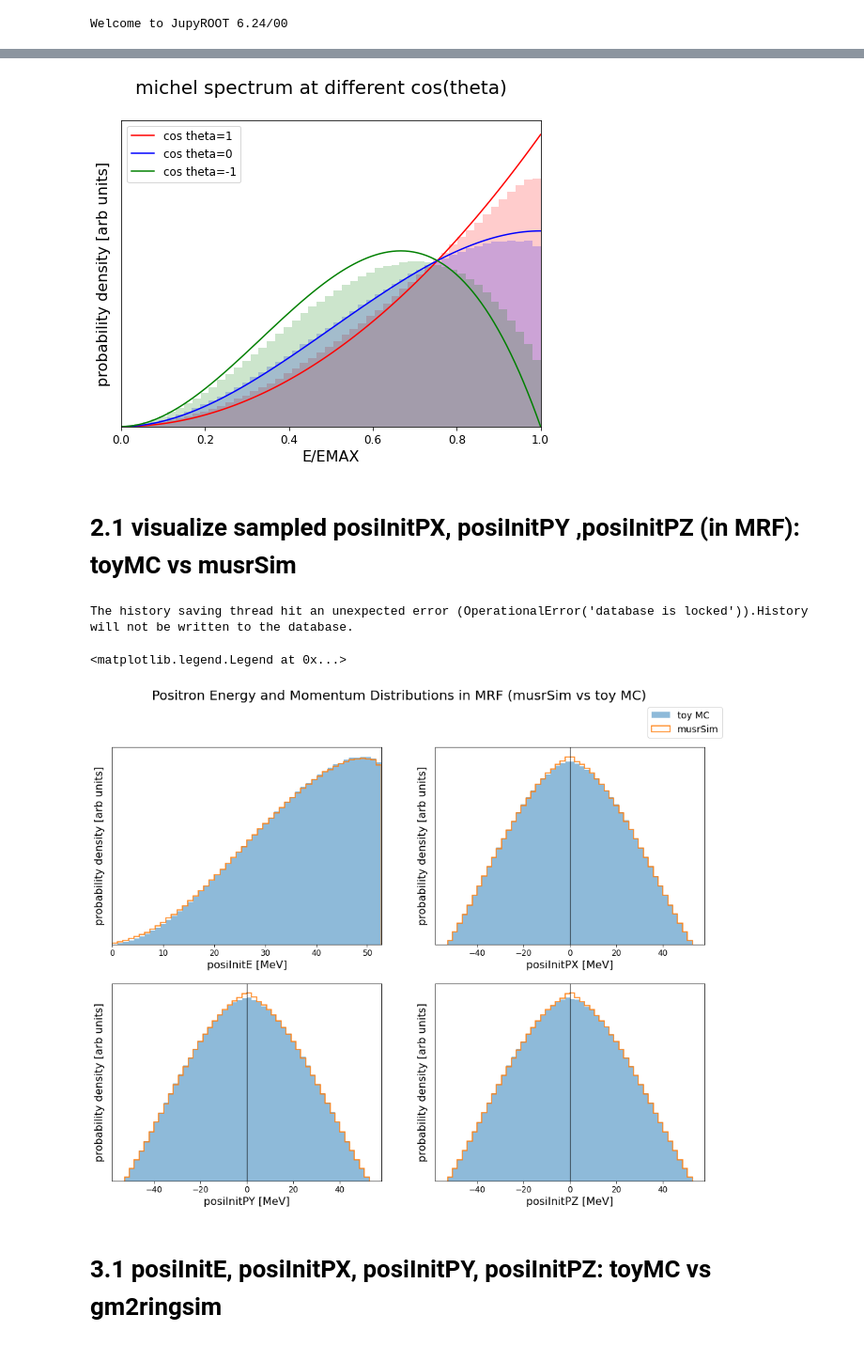
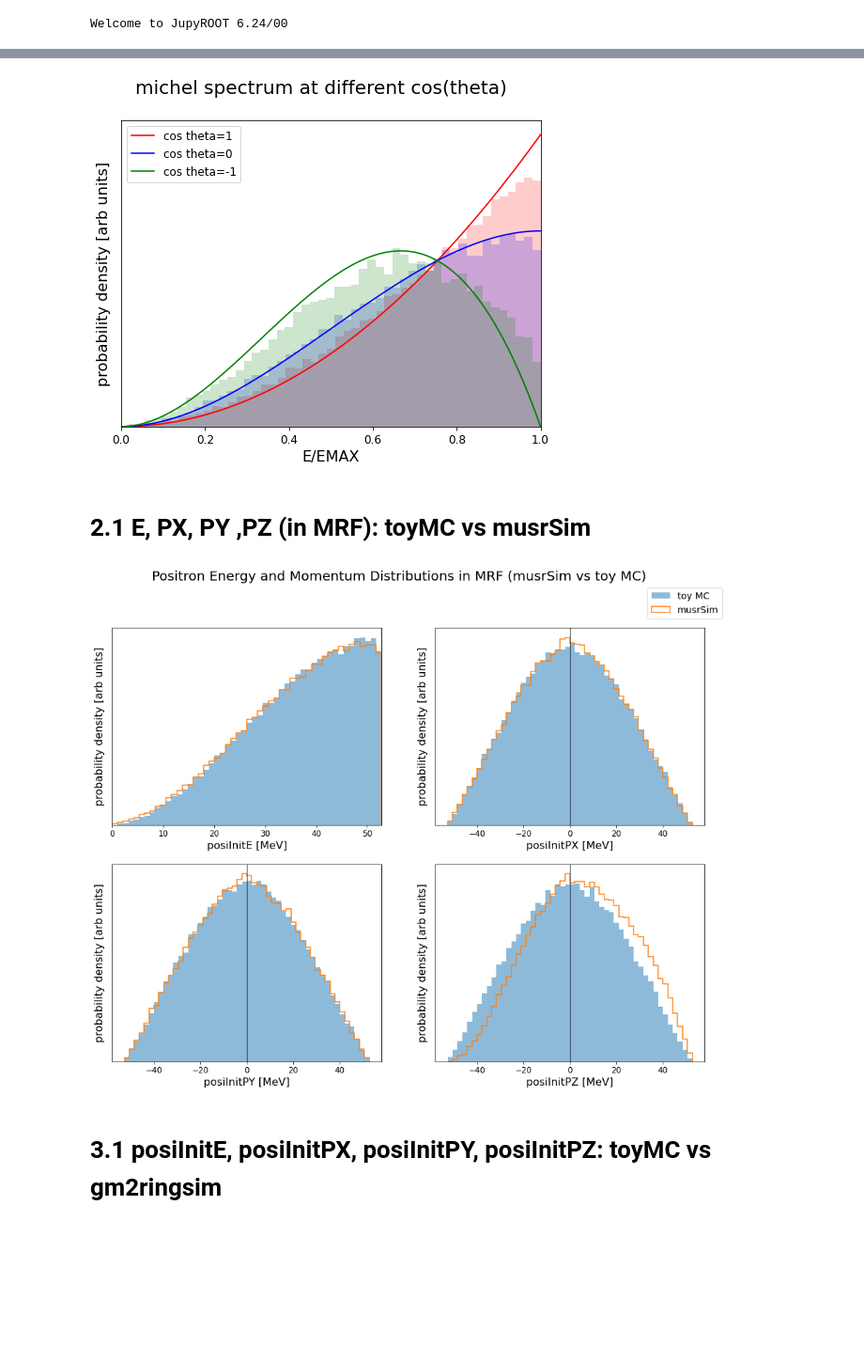
Before and after one commit to junkai2998/HybridMCforGM2, a Jupyter notebook: 02_positron_sampling/02_generate_Plots.ipynb, the cells around one changed output, grey strips where cells are left out. Shown at 94% size. Cells and saved outputs as stored; diff of their text form; code cells hidden in the pictures; blank space fills up the shorter version.

```diff
--- a/02_positron_sampling/02_generate_Plots.ipynb
+++ b/02_positron_sampling/02_generate_Plots.ipynb
@@ -115,19 +116,17 @@ ax1.set_yticklabels([])
 ax1.tick_params(axis='y', left=False)
 ax1.tick_params(axis='x', labelsize=12)
 
-fname = './data/01_michel_02ctheta.png'
+fname = './data/fig1.2_michel_02ctheta.png'
 plt.savefig(fname)
 # %% [output]
-[figure, old version]
+[figure, new version]
 # %% [markdown]
-# 2.1 visualize sampled posiInitPX, posiInitPY ,posiInitPZ (in MRF): toyMC vs musrSim
+# 2.1 E, PX, PY ,PZ (in MRF): toyMC vs musrSim
 # %%
 # load musrSim data
-df = r.RDataFrame("t1",'./data/musr_10M.root')
+df = r.RDataFrame("t1",'../musr_1.root')
 df = df.Define("posiInitE","sqrt(posIniMomX*posIniMomX + posIniMomY*posIniMomY + posIniMomZ*posIniMomZ - 0.511*0.511)")
 musrSim_dict = df.AsNumpy()
-# %% [output]
-The history saving thread hit an unexpected error (OperationalError('database is locked')).History will not be written to the database.
 # %%
 # make a plot to compare with the toy MC data
 fig = plt.figure(figsize=(16,12))
@@ -154,36 +153,35 @@ ax2.tick_params(axis='x', labelsize=12)
 ax2.set_xlabel('posiInitPX [MeV]',fontsize=16)
 ax2.set_ylabel("probability density [arb units]",fontsize=16)
 
 
 ax3 = fig.add_subplot(2,2,3)
 ax3.hist(four_momenta_mu_frame[:,2],range=(-52.8,52.8),bins=50,density=True,alpha=0.5)
 ax3.hist(musrSim_dict['posIniMomY'],range=(-52.8,52.8),bins=50,density=True,histtype='step',linewidth=1.5)
 ax3.axvline(color='black', lw=1.0)
 ax3.set_yticklabels([])
 ax3.tick_params(axis='y', left=False)
 ax3.tick_params(axis='x', labelsize=12)
 ax3.set_xlabel('posiInitPY [MeV]',fontsize=16)
 ax3.set_ylabel("probability density [arb units]",fontsize=16)
 
 
 ax4 = fig.add_subplot(2,2,4)
 ax4.hist(four_momenta_mu_frame[:,3],range=(-52.8,52.8),bins=50,density=True,alpha=0.5)
 ax4.hist(musrSim_dict['posIniMomZ'],range=(-52.8,52.8),bins=50,density=True,histtype='step',linewidth=1.5)
 ax4.axvline(color='black', lw=1.0)
 ax4.set_yticklabels([])
 ax4.tick_params(axis='y', left=False)
 ax4.tick_params(axis='x', labelsize=12)
 ax4.set_xlabel('posiInitPZ [MeV]',fontsize=16)
 ax4.set_ylabel("probability density [arb units]",fontsize=16)
 
 
 fig.legend(loc=(0.85,0.9),fontsize=14)
 
-fname = './data/02_mrf.png'
+fname = './data/fig2.1_mrf.png'
 plt.savefig(fname)
 # %% [output]
-<matplotlib.legend.Legend at 0x...>
-[figure, old version]
+[figure, new version]
 # %% [markdown]
 # 3.1 posiInitE, posiInitPX, posiInitPY, posiInitPZ: toyMC vs gm2ringsim
 # %%
```
Also changed, not shown: parts of 18 cells of this notebook, 6 other files.
